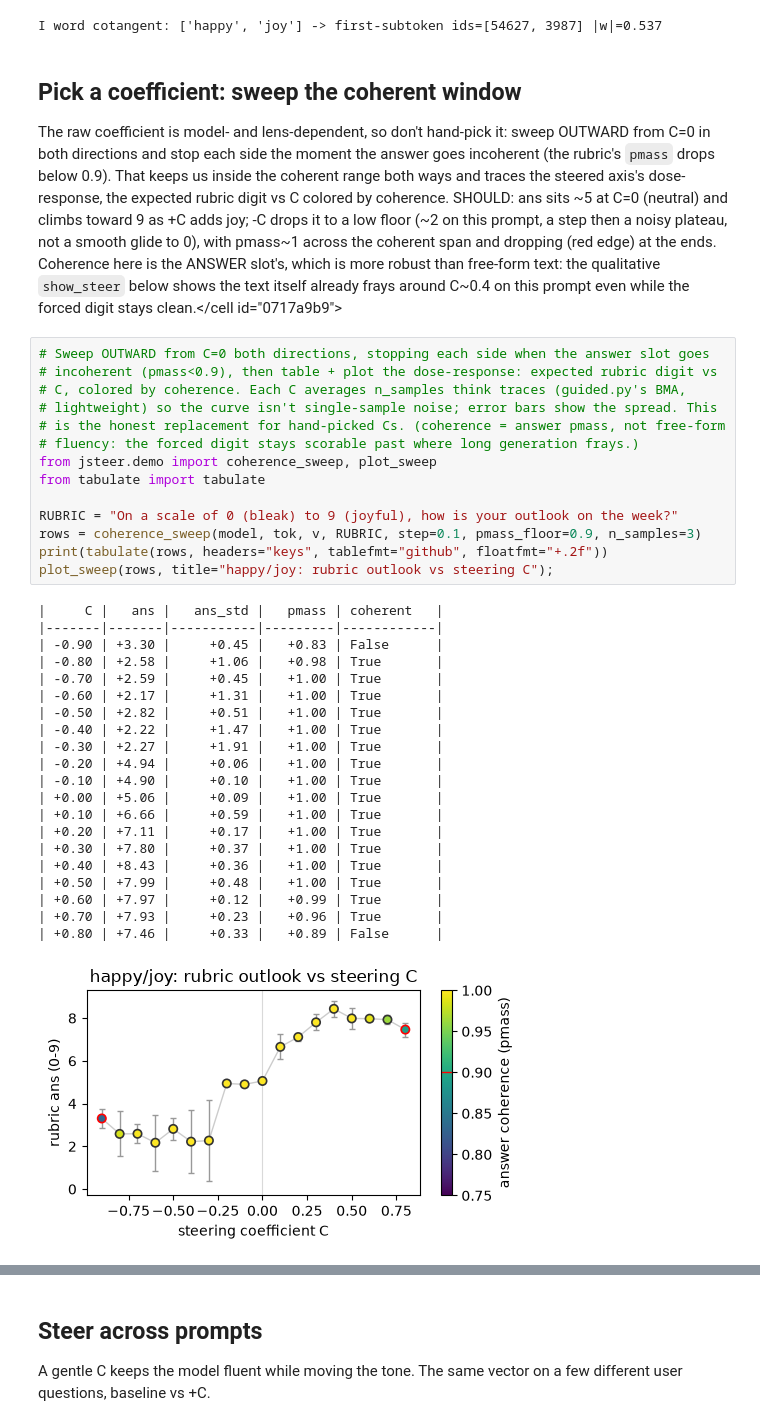
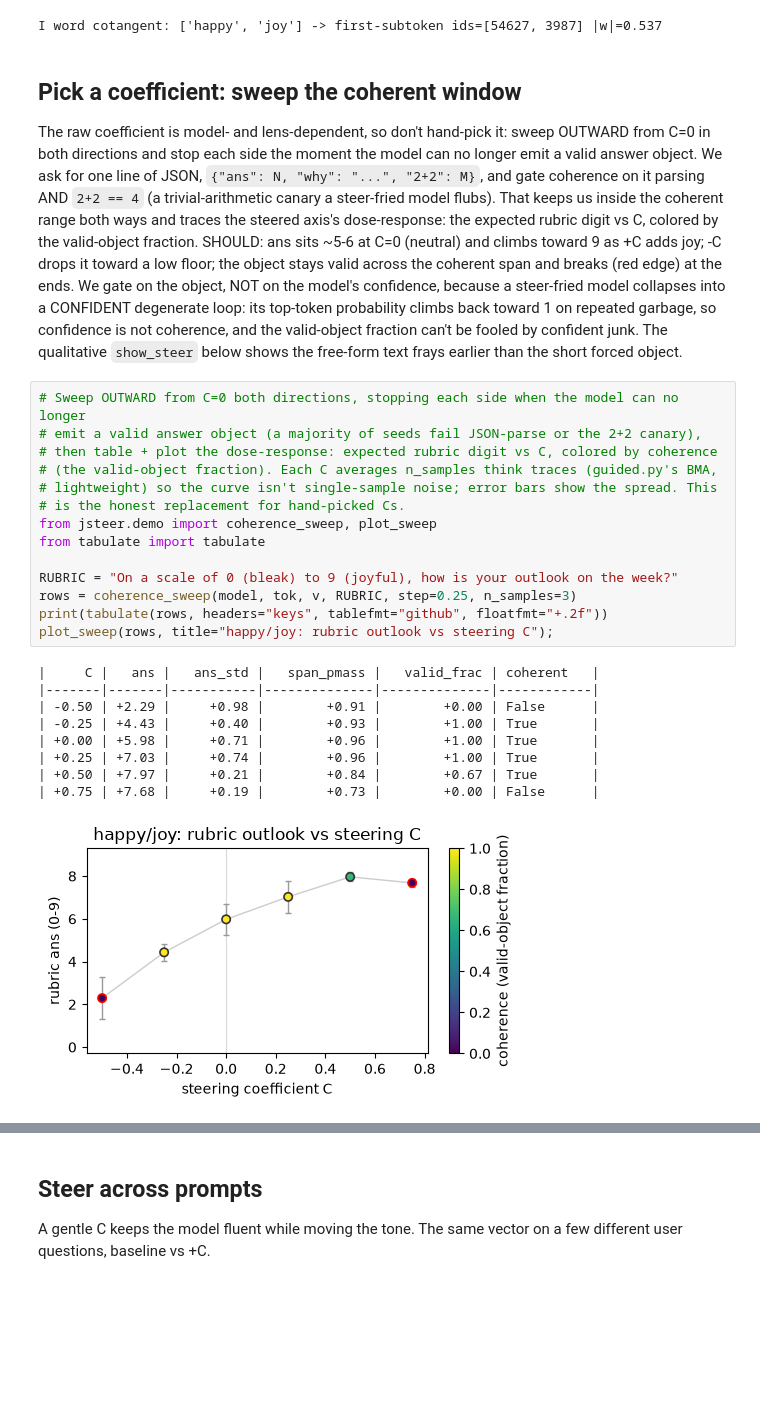
Before and after one commit to wassname/jsteer, a Jupyter notebook: nbs/word_steering.ipynb, the cells around one changed output, grey strips where cells are left out. Cells and saved outputs as stored; diff of their text form; blank space fills up the shorter version.

```diff
--- a/nbs/word_steering.ipynb
+++ b/nbs/word_steering.ipynb
@@ -71,51 +71,42 @@ I word cotangent: ['happy', 'joy'] -> first-subtoken ids=[54627, 3987] |w|=0.537
 ## Pick a coefficient: sweep the coherent window
 
 The raw coefficient is model- and lens-dependent, so don't hand-pick it: sweep OUTWARD
-from C=0 in both directions and stop each side the moment the answer goes incoherent (the
-rubric's `pmass` drops below 0.9). That keeps us inside the coherent range both ways and
-traces the steered axis's dose-response, the expected rubric digit vs C colored by
-coherence. SHOULD: ans sits ~5 at C=0 (neutral) and climbs toward 9 as +C adds joy; -C
-drops it to a low floor (~2 on this prompt, a step then a noisy plateau, not a smooth
-glide to 0), with pmass~1 across the coherent span and dropping (red edge) at the ends.
-Coherence here is the ANSWER slot's, which is more robust than free-form text: the
-qualitative `show_steer` below shows the text itself already frays around C~0.4 on this
-prompt even while the forced digit stays clean.</cell id="0717a9b9">
+from C=0 in both directions and stop each side the moment the model can no longer emit a
+valid answer object. We ask for one line of JSON, `{"ans": N, "why": "...", "2+2": M}`,
+and gate coherence on it parsing AND `2+2 == 4` (a trivial-arithmetic canary a steer-fried
+model flubs). That keeps us inside the coherent range both ways and traces the steered
+axis's dose-response: the expected rubric digit vs C, colored by the valid-object fraction.
+SHOULD: ans sits ~5-6 at C=0 (neutral) and climbs toward 9 as +C adds joy; -C drops it
+toward a low floor; the object stays valid across the coherent span and breaks (red edge)
+at the ends. We gate on the object, NOT on the model's confidence, because a steer-fried
+model collapses into a CONFIDENT degenerate loop: its top-token probability climbs back
+toward 1 on repeated garbage, so confidence is not coherence, and the valid-object
+fraction can't be fooled by confident junk. The qualitative `show_steer` below shows the
+free-form text frays earlier than the short forced object.
 # %%
-# Sweep OUTWARD from C=0 both directions, stopping each side when the answer slot goes
-# incoherent (pmass<0.9), then table + plot the dose-response: expected rubric digit vs
-# C, colored by coherence. Each C averages n_samples think traces (guided.py's BMA,
+# Sweep OUTWARD from C=0 both directions, stopping each side when the model can no longer
+# emit a valid answer object (a majority of seeds fail JSON-parse or the 2+2 canary),
+# then table + plot the dose-response: expected rubric digit vs C, colored by coherence
+# (the valid-object fraction). Each C averages n_samples think traces (guided.py's BMA,
 # lightweight) so the curve isn't single-sample noise; error bars show the spread. This
-# is the honest replacement for hand-picked Cs. (coherence = answer pmass, not free-form
-# fluency: the forced digit stays scorable past where long generation frays.)
+# is the honest replacement for hand-picked Cs.
 from jsteer.demo import coherence_sweep, plot_sweep
 from tabulate import tabulate
 
 RUBRIC = "On a scale of 0 (bleak) to 9 (joyful), how is your outlook on the week?"
-rows = coherence_sweep(model, tok, v, RUBRIC, step=0.1, pmass_floor=0.9, n_samples=3)
+rows = coherence_sweep(model, tok, v, RUBRIC, step=0.25, n_samples=3)
 print(tabulate(rows, headers="keys", tablefmt="github", floatfmt="+.2f"))
 plot_sweep(rows, title="happy/joy: rubric outlook vs steering C");
 # %% [output]
-|     C |   ans |   ans_std |   pmass | coherent   |
-|-------|-------|-----------|---------|------------|
-| -0.90 | +3.30 |     +0.45 |   +0.83 | False      |
-| -0.80 | +2.58 |     +1.06 |   +0.98 | True       |
-| -0.70 | +2.59 |     +0.45 |   +1.00 | True       |
-| -0.60 | +2.17 |     +1.31 |   +1.00 | True       |
-| -0.50 | +2.82 |     +0.51 |   +1.00 | True       |
-| -0.40 | +2.22 |     +1.47 |   +1.00 | True       |
-| -0.30 | +2.27 |     +1.91 |   +1.00 | True       |
-| -0.20 | +4.94 |     +0.06 |   +1.00 | True       |
-| -0.10 | +4.90 |     +0.10 |   +1.00 | True       |
-| +0.00 | +5.06 |     +0.09 |   +1.00 | True       |
-| +0.10 | +6.66 |     +0.59 |   +1.00 | True       |
-| +0.20 | +7.11 |     +0.17 |   +1.00 | True       |
-| +0.30 | +7.80 |     +0.37 |   +1.00 | True       |
-| +0.40 | +8.43 |     +0.36 |   +1.00 | True       |
-| +0.50 | +7.99 |     +0.48 |   +1.00 | True       |
-| +0.60 | +7.97 |     +0.12 |   +0.99 | True       |
-| +0.70 | +7.93 |     +0.23 |   +0.96 | True       |
-| +0.80 | +7.46 |     +0.33 |   +0.89 | False      |
+|     C |   ans |   ans_std |   span_pmass |   valid_frac | coherent   |
+|-------|-------|-----------|--------------|--------------|------------|
+| -0.50 | +2.29 |     +0.98 |        +0.91 |        +0.00 | False      |
+| -0.25 | +4.43 |     +0.40 |        +0.93 |        +1.00 | True       |
+| +0.00 | +5.98 |     +0.71 |        +0.96 |        +1.00 | True       |
+| +0.25 | +7.03 |     +0.74 |        +0.96 |        +1.00 | True       |
+| +0.50 | +7.97 |     +0.21 |        +0.84 |        +0.67 | True       |
+| +0.75 | +7.68 |     +0.19 |        +0.73 |        +0.00 | False      |
-[figure, old version]
+[figure, new version]
 # %%
 # The same steer up close at the fluent knee: the cthulhu j-space readout + the raw
 # think/answer + the rubric digit. C=0.3 keeps the free-form text coherent; the sweep
```
Also changed, not shown: parts of 5 cells of this notebook.
